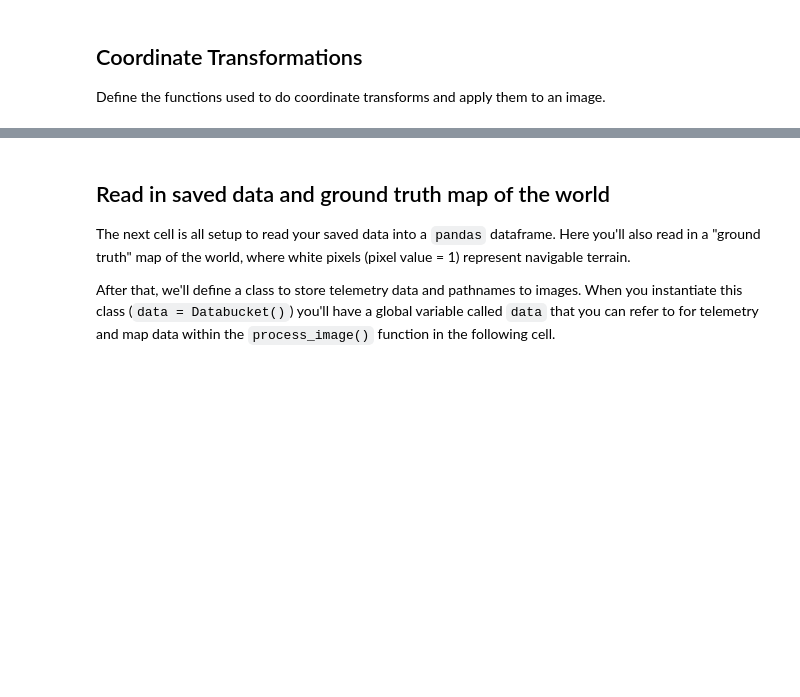
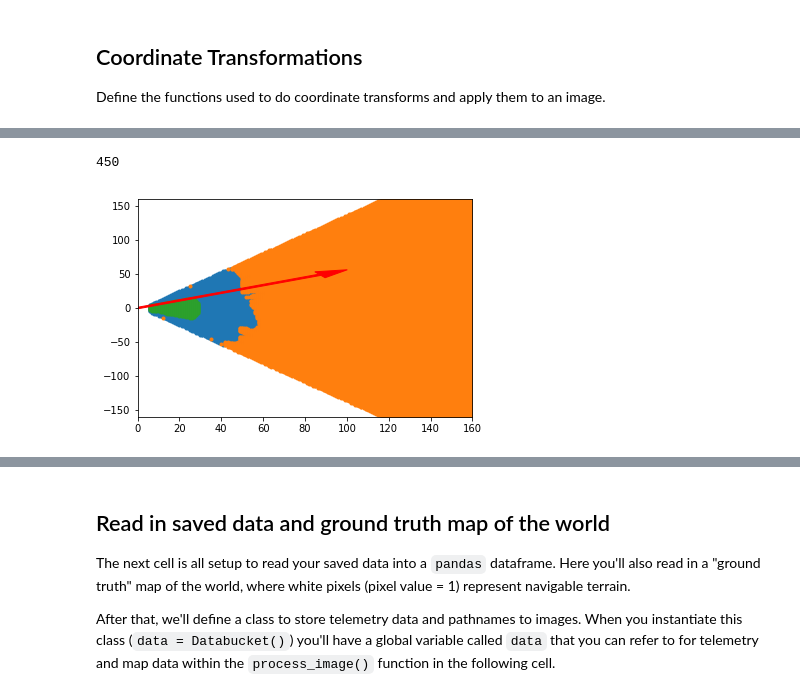
Before and after one commit to pyetras/RoboND-Rover-Project, a Jupyter notebook: code/Rover_Project_Test_Notebook.ipynb, the cells around one changed output, grey strips where cells are left out. Cells and saved outputs as stored; diff of their text form; code cells hidden in the pictures; blank space fills up the shorter version.

```diff
--- a/code/Rover_Project_Test_Notebook.ipynb
+++ b/code/Rover_Project_Test_Notebook.ipynb
@@ -146,0 +147,22 @@ plt.arrow(0, 0, x_arrow, y_arrow, color='red', zorder=2, head_width=10, width=2)
+# %%
+max_angle = np.pi/6
+max_dist = 30
+direction = 0
+
+plt.plot(xpix, ypix, '.')
+plt.plot(oxpix, oypix, '.')
+plt.ylim(-160, 160)
+plt.xlim(0, 160)
+arrow_length = 100
+x_arrow = arrow_length * np.cos(mean_dir)
+y_arrow = arrow_length * np.sin(mean_dir)
+plt.arrow(0, 0, x_arrow, y_arrow, color='red', zorder=2, head_width=10, width=2)
+mx, my = np.int_(perception.rover_coords(mask))
+dist, angl = perception.to_polar_coords(mx, my)
+selection = (np.abs(angl - direction) < max_angle) & (dist < max_dist)
+mx, my = mx[selection], my[selection]
+plt.plot(mx, my, '.')
+print(len(mx))
+# %% [output]
+450
+[figure, added]
```
Also changed, not shown: parts of 6 cells of this notebook, 7 other files.
